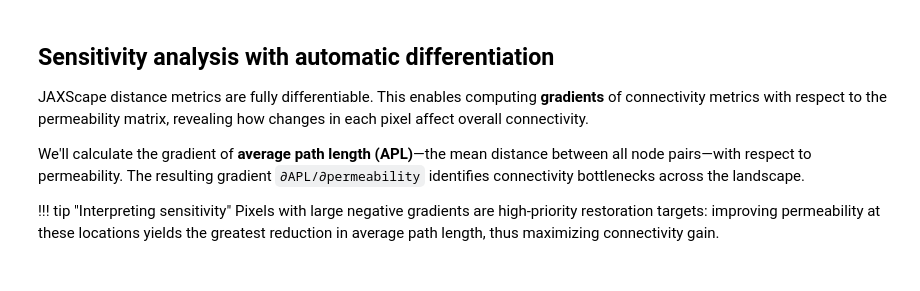
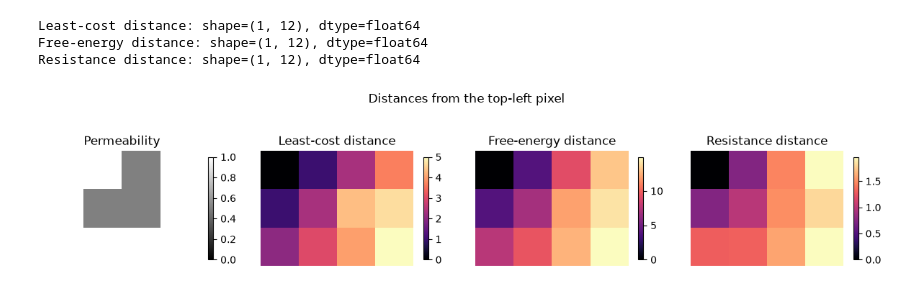
Before and after one commit to vboussange/jaxscape, a Jupyter notebook: docs/examples/distance_calculation/distance_calculation.ipynb, the cells around one changed output. Saved outputs shown, nothing was run; the diff lists cells and outputs as text; code cells hidden in the pictures.

Commit message:
Document free-energy distance model and migrate examples (#31)

```diff
--- a/docs/examples/distance_calculation/distance_calculation.ipynb
+++ b/docs/examples/distance_calculation/distance_calculation.ipynb
@@ -138,0 +29,7 @@ plt.show()
+# %%
+permeability = jnp.array(
+    [[1.0, 1.0, 0.5, 1.0], [1.0, 0.5, 0.5, 1.0], [1.0, 1.0, 1.0, 1.0]],
+    dtype=jnp.float64,
+)
+grid = GridGraph(permeability, fun=lambda x, y: (x + y) / 2)
+source = jnp.array([[0, 0]])
@@ -139 +56,34 @@ plt.show()
+# %%
+distances = {
+    "Least-cost distance": LCPDistance(),
+    "Free-energy distance": FreeEnergyDistance(theta=0.2),
+    "Resistance distance": ResistanceDistance(),
+}
+
+# A 1 x N query, using (row, column) coordinates for the source.
+distance_arrays = {}
+for name, distance_metric in distances.items():
+    values = distance_metric(grid, sources=source)
+    distance_arrays[name] = np.asarray(values).reshape(permeability.shape)
+    print(f"{name}: shape={values.shape}, dtype={values.dtype}")
+# %% [output]
+Least-cost distance: shape=(1, 12), dtype=float64
+Free-energy distance: shape=(1, 12), dtype=float64
+Resistance distance: shape=(1, 12), dtype=float64
+# %%
+distance_fig, axs = plt.subplots(1, 4, figsize=(12, 3))
+im = axs[0].imshow(permeability, cmap="gray", vmin=0, vmax=1)
+axs[0].set_title("Permeability")
+distance_fig.colorbar(im, ax=axs[0], shrink=0.6)
+for ax, (title, values) in zip(axs[1:], distance_arrays.items()):
+    im = ax.imshow(values, cmap="magma")
+    ax.set_title(title)
+    distance_fig.colorbar(im, ax=ax, shrink=0.6)
+for ax in axs:
+    ax.axis("off")
+distance_fig.suptitle("Distances from the top-left pixel")
+plt.tight_layout()
+plt.show()
+# %% [output]
+[figure, added]
 # %%
@@ -141,9 +90,0 @@ fig.savefig("distances.png", dpi=300, transparent=True, bbox_inches="tight")
-# %% [markdown]
-## Sensitivity analysis with automatic differentiation
-
-JAXScape distance metrics are fully differentiable. This enables computing **gradients** of connectivity metrics with respect to the permeability matrix, revealing how changes in each pixel affect overall connectivity.
-
-We'll calculate the gradient of **average path length (APL)**—the mean distance between all node pairs—with respect to permeability. The resulting gradient `∂APL/∂permeability` identifies connectivity bottlenecks across the landscape.
-
-!!! tip "Interpreting sensitivity"
-    Pixels with large negative gradients are high-priority restoration targets: improving permeability at these locations yields the greatest reduction in average path length, thus maximizing connectivity gain.
```
Also changed, not shown: parts of 27 cells of this notebook, 6 other files.
